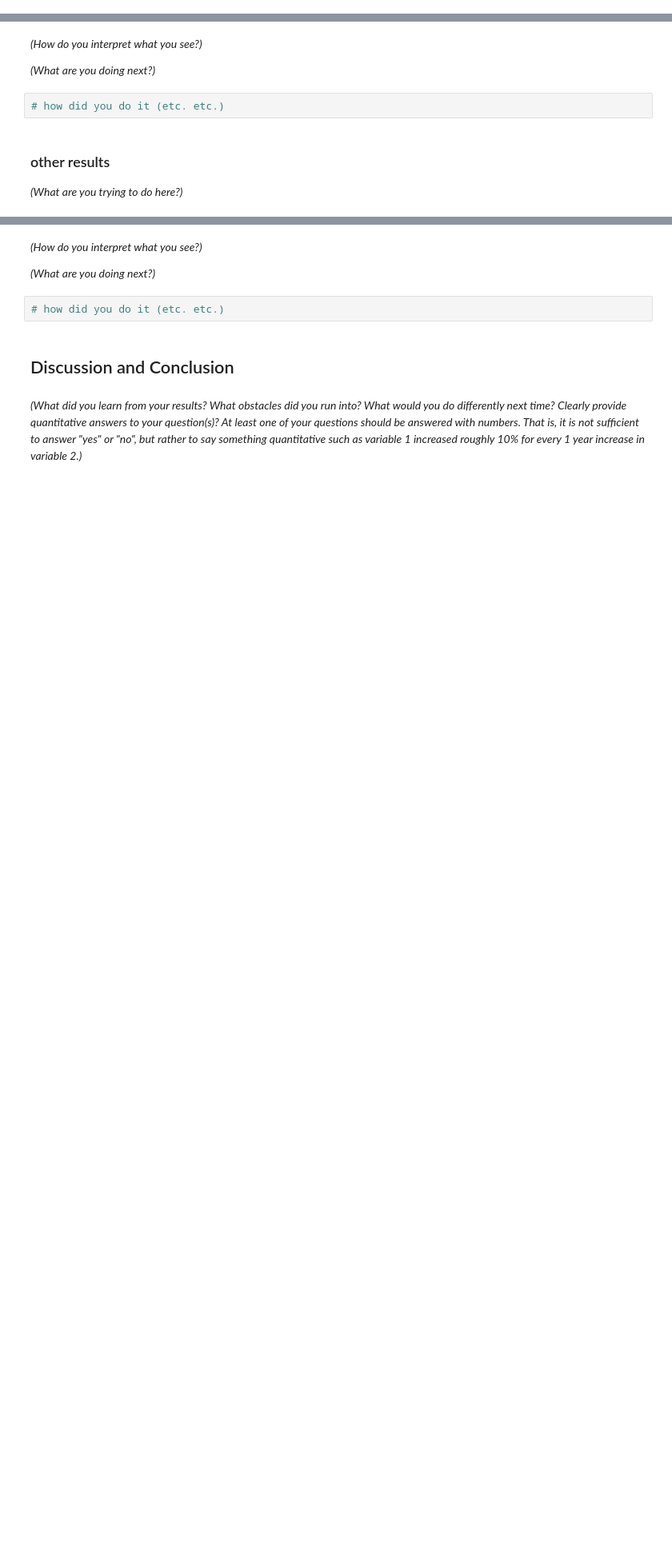
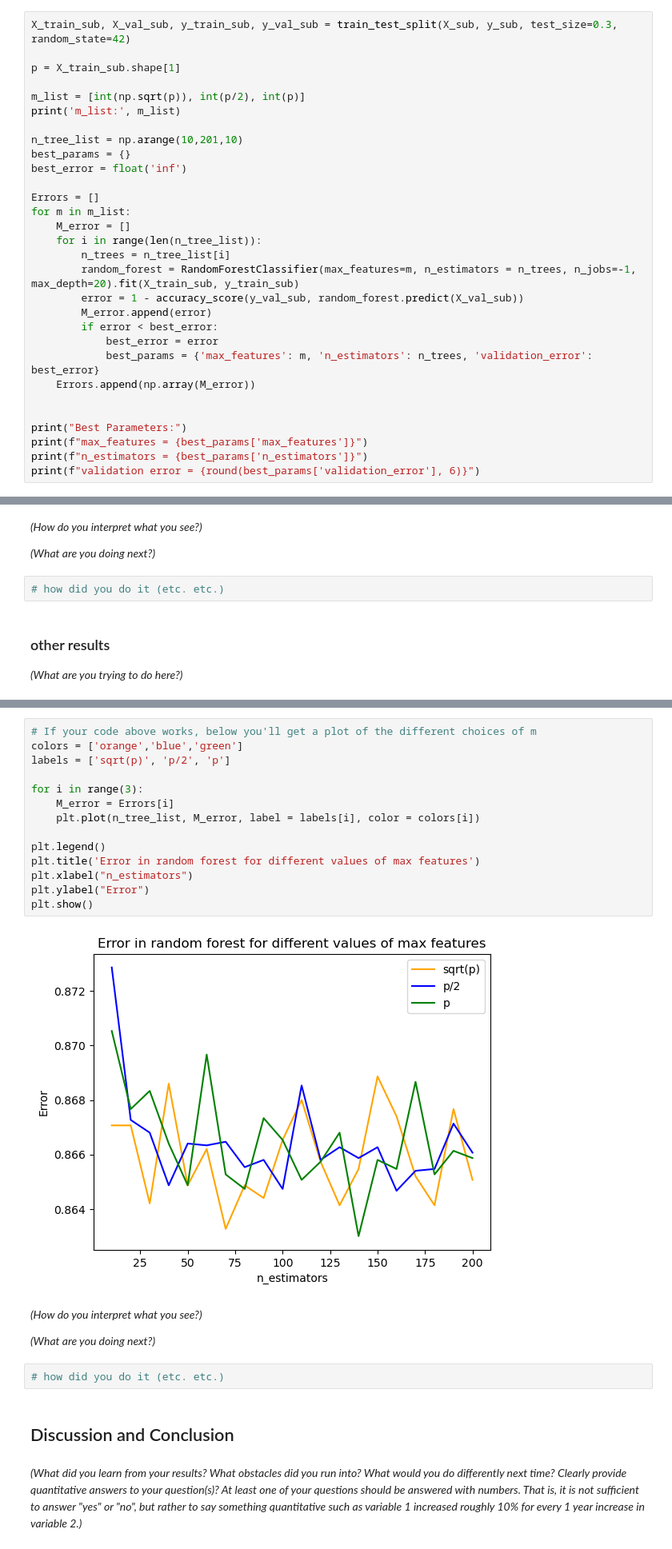
Before and after one commit to sthuy9804/cmse381-final-project, a Jupyter notebook: ProjectTemplate.ipynb, the cells around one changed output, grey strips where cells are left out. Shown at 80% size. Saved outputs shown, nothing was run; the diff lists cells and outputs as text; blank space fills up the shorter version.

Commit message:
first configuration of random forrest

```diff
--- a/ProjectTemplate.ipynb
+++ b/ProjectTemplate.ipynb
@@ -102,0 +148,30 @@ _(What method did you use otherwise? Why did you choose to use them? What questi
+# %%
+X_train_sub, X_val_sub, y_train_sub, y_val_sub = train_test_split(X_sub, y_sub, test_size=0.3, random_state=42)
+
+p = X_train_sub.shape[1]
+
+m_list = [int(np.sqrt(p)), int(p/2), int(p)]
+print('m_list:', m_list)
+
+n_tree_list = np.arange(10,201,10)
+best_params = {}
+best_error = float('inf')
+
+Errors = []
+for m in m_list:
+    M_error = []
+    for i in range(len(n_tree_list)):
+        n_trees = n_tree_list[i]
+        random_forest = RandomForestClassifier(max_features=m, n_estimators = n_trees, n_jobs=-1, max_depth=20).fit(X_train_sub, y_train_sub)
+        error = 1 - accuracy_score(y_val_sub, random_forest.predict(X_val_sub))
+        M_error.append(error)
+        if error < best_error:
+            best_error = error
+            best_params = {'max_features': m, 'n_estimators': n_trees, 'validation_error': best_error}
+    Errors.append(np.array(M_error))
+
+
+print("Best Parameters:")
+print(f"max_features = {best_params['max_features']}")
+print(f"n_estimators = {best_params['n_estimators']}")
+print(f"validation error = {round(best_params['validation_error'], 6)}")
@@ -139,3 +213,19 @@ _(What are you trying to do here?)_
+# %%
+# If your code above works, below you'll get a plot of the different choices of m
+colors = ['orange','blue','green']
+labels = ['sqrt(p)', 'p/2', 'p']
+
+for i in range(3):
+    M_error = Errors[i]
+    plt.plot(n_tree_list, M_error, label = labels[i], color = colors[i])
+
+plt.legend()
+plt.title('Error in random forest for different values of max features')
+plt.xlabel("n_estimators")
+plt.ylabel("Error")
+plt.show()
+# %% [output]
+[figure, added]
 # %% [markdown]
 _(How do you interpret what you see?)_
 
```
Also changed, not shown: parts of 15 cells of this notebook.
